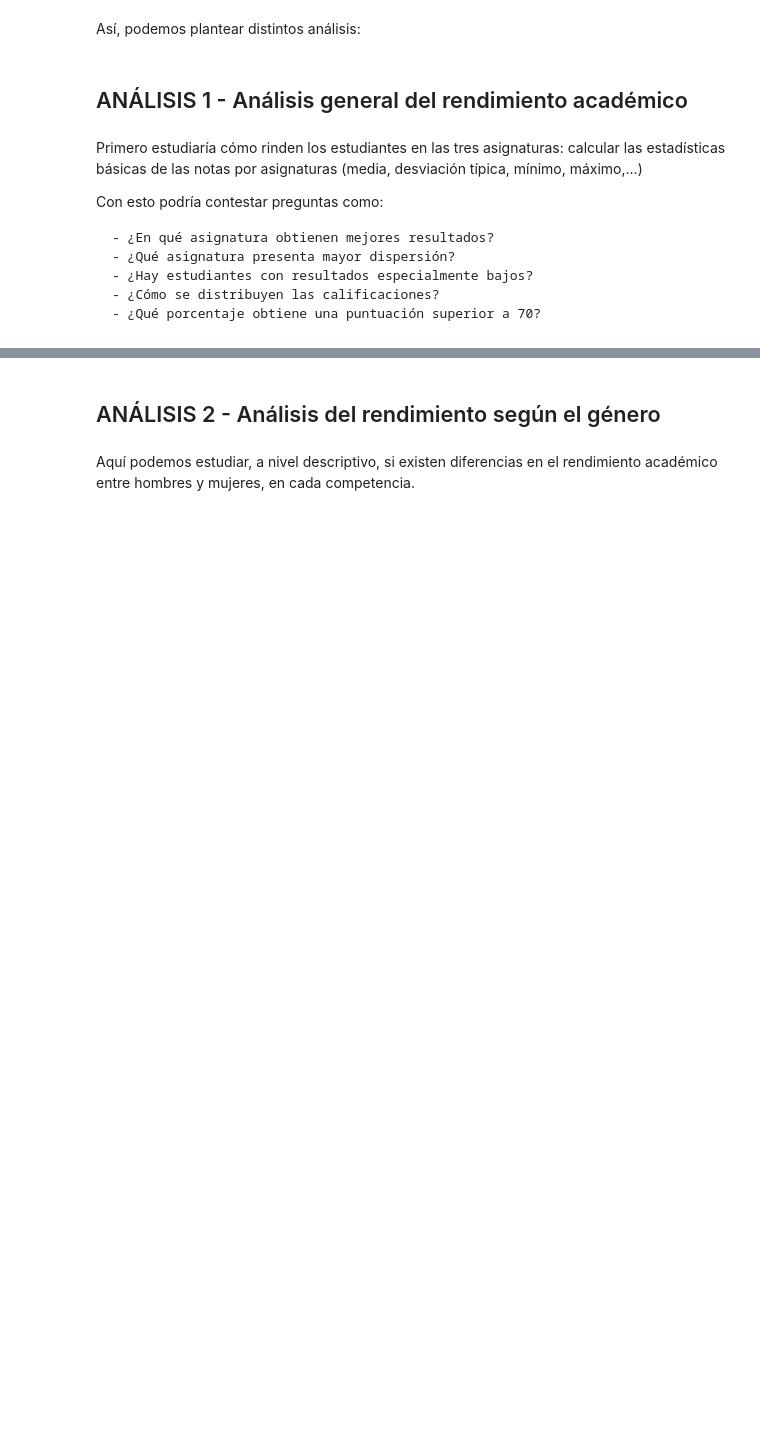
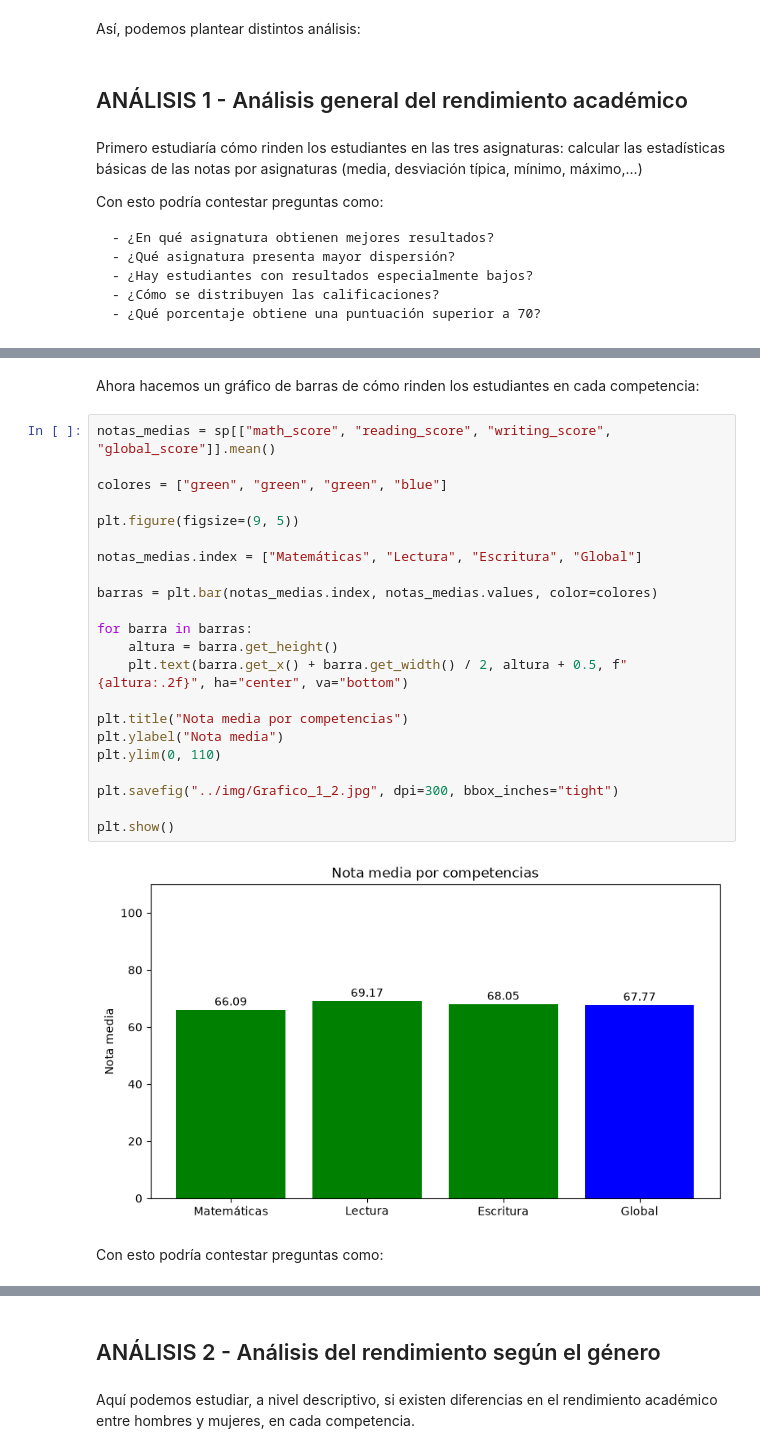
Before and after one commit to Rakel2026/Students_Performance_in_Exams, a Jupyter notebook: notebooks/0_Memory.ipynb, the cells around one changed output, grey strips where cells are left out. Saved outputs shown, nothing was run; the diff lists cells and outputs as text; blank space fills up the shorter version.

```diff
--- a/notebooks/0_Memory.ipynb
+++ b/notebooks/0_Memory.ipynb
@@ -132,0 +279,28 @@ Con esto podría contestar preguntas como:
+# %% [markdown]
+Ahora hacemos un gráfico de barras de cómo rinden los estudiantes en cada competencia:
+# %%
+notas_medias = sp[["math_score", "reading_score", "writing_score", "global_score"]].mean()
+
+colores = ["green", "green", "green", "blue"]
+
+plt.figure(figsize=(9, 5))
+
+notas_medias.index = ["Matemáticas", "Lectura", "Escritura", "Global"]
+
+barras = plt.bar(notas_medias.index, notas_medias.values, color=colores)
+
+for barra in barras:
+    altura = barra.get_height()
+    plt.text(barra.get_x() + barra.get_width() / 2, altura + 0.5, f"{altura:.2f}", ha="center", va="bottom")
+
+plt.title("Nota media por competencias")
+plt.ylabel("Nota media")
+plt.ylim(0, 110)
+
+plt.savefig("../img/Grafico_1_2.jpg", dpi=300, bbox_inches="tight")
+
+plt.show()
+# %% [output]
+[figure, added]
+# %% [markdown]
+Con esto podría contestar preguntas como:
```
Also changed, not shown: parts of 96 cells of this notebook, 1 other file.
